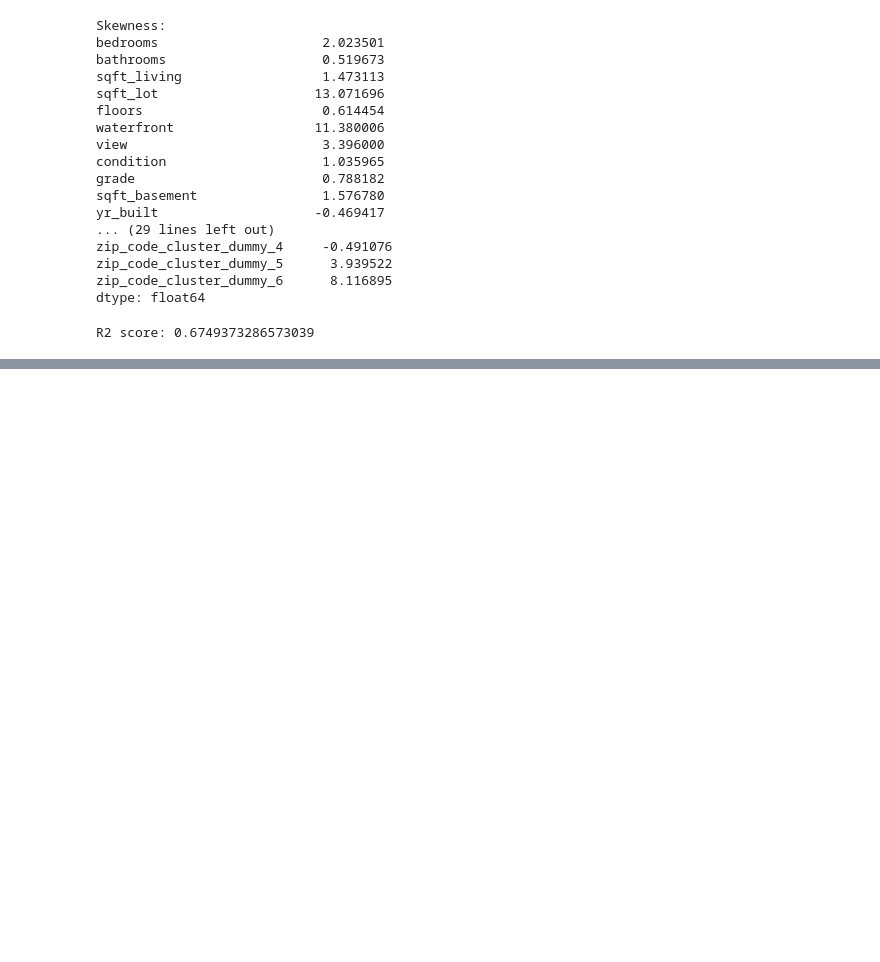
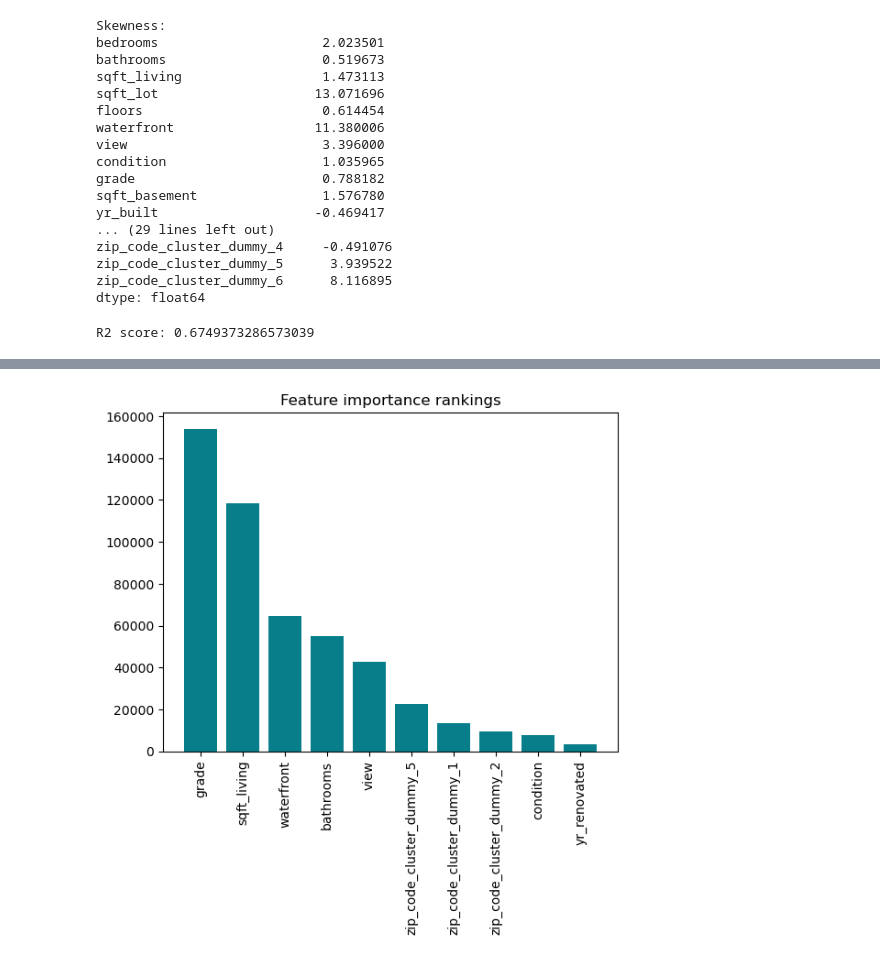
Before and after one commit to mathildemariemonge/Selling-Seattle, a Jupyter notebook: combination_transformer_scaler_ilkay.ipynb, the cells around one changed output, grey strips where cells are left out. Drawn from its saved outputs; the diff is of its cells as text; code cells hidden in the pictures; blank space fills up the shorter version.

```diff
--- a/combination_transformer_scaler_ilkay.ipynb
+++ b/combination_transformer_scaler_ilkay.ipynb
@@ -370,0 +493,31 @@ R2 score: 0.6749373286573039
+# %%
+import pandas as pd
+from sklearn.compose import ColumnTransformer
+from sklearn.preprocessing import PowerTransformer
+from sklearn.linear_model import LinearRegression
+from sklearn.pipeline import Pipeline
+from sklearn.model_selection import train_test_split
+
+# create the pipeline
+transformer = ColumnTransformer(
+    transformers=[
+        ('num', PowerTransformer(), X.columns)
+    ])
+pipe = Pipeline([
+    ('transformer', transformer),
+    ('regressor', LinearRegression())
+])
+
+# split the data into train and test sets
+X_train, X_test, y_train, y_test = train_test_split(X, y, test_size=0.3, random_state=42)
+
+# fit the pipeline to the training data
+pipe.fit(X_train, y_train)
+
+# calculate feature importances
+importance = pipe.named_steps['regressor'].coef_.ravel()
+feature_names = X_train.columns
+features_importances = pd.DataFrame({'Feature': feature_names, 'Importance': importance})
+features_importances = features_importances.sort_values(by='Importance', ascending=False)
+
+print(features_importances)
@@ -370,0 +545,9 @@ R2 score: 0.6749373286573039
+# %%
+# ravel() function : he ravel() function in NumPy returns a contiguous flattened array. It is used to convert a multi-dimensional array into a one-dimensional array. When you apply ravel() to an array, it returns a flattened array, which means that all of the elements of the array are put into a single row.
+
+plt.bar(x=features_importances['Feature'].iloc[:10], height=features_importances['Importance'].iloc[:10], color='#087E8B')
+plt.title('Feature importance rankings', size=12)
+plt.xticks(rotation='vertical')
+plt.show()
+# %% [output]
+[figure, added]
```
Also changed, not shown: parts of 14 cells of this notebook.
